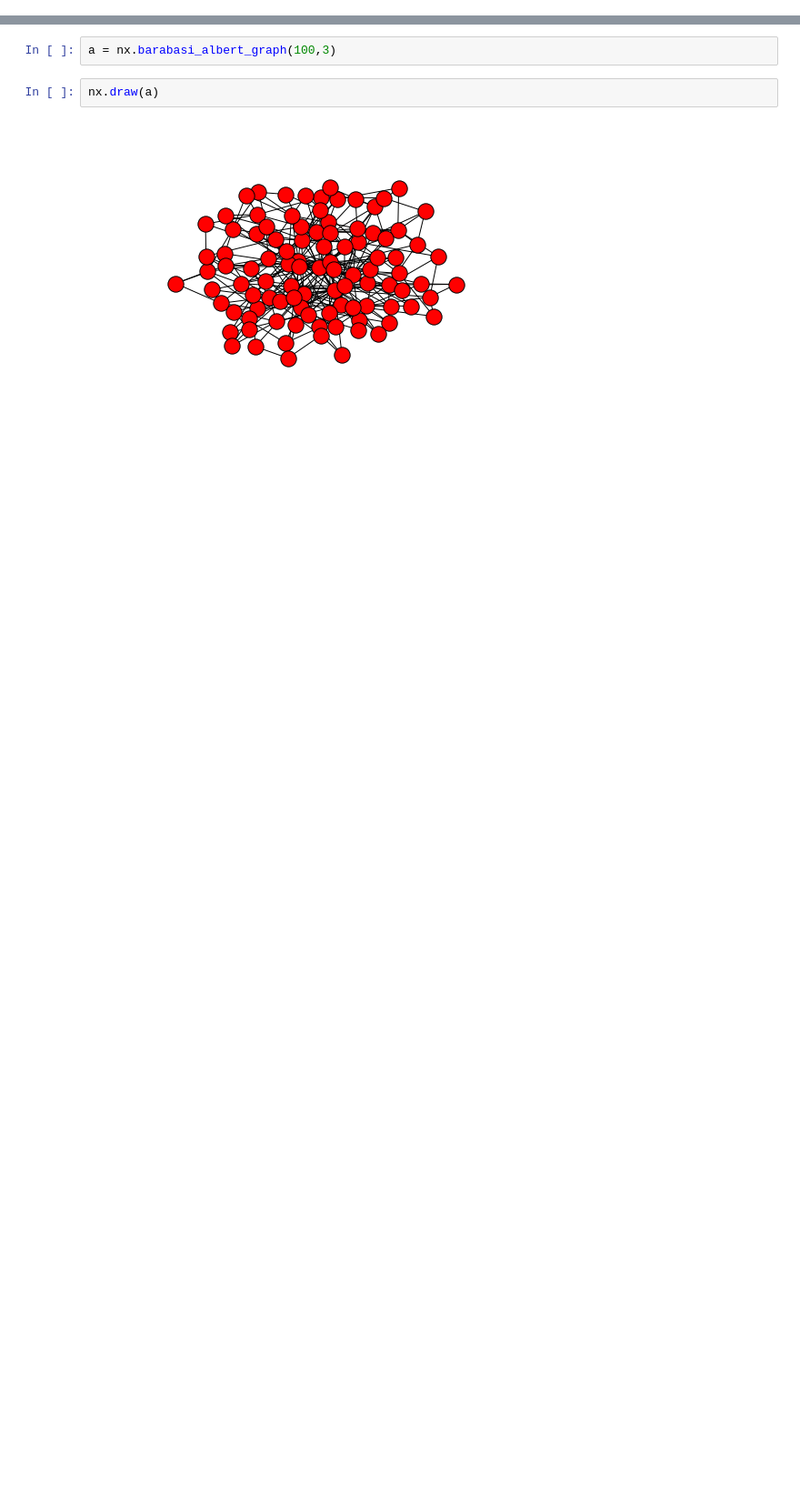
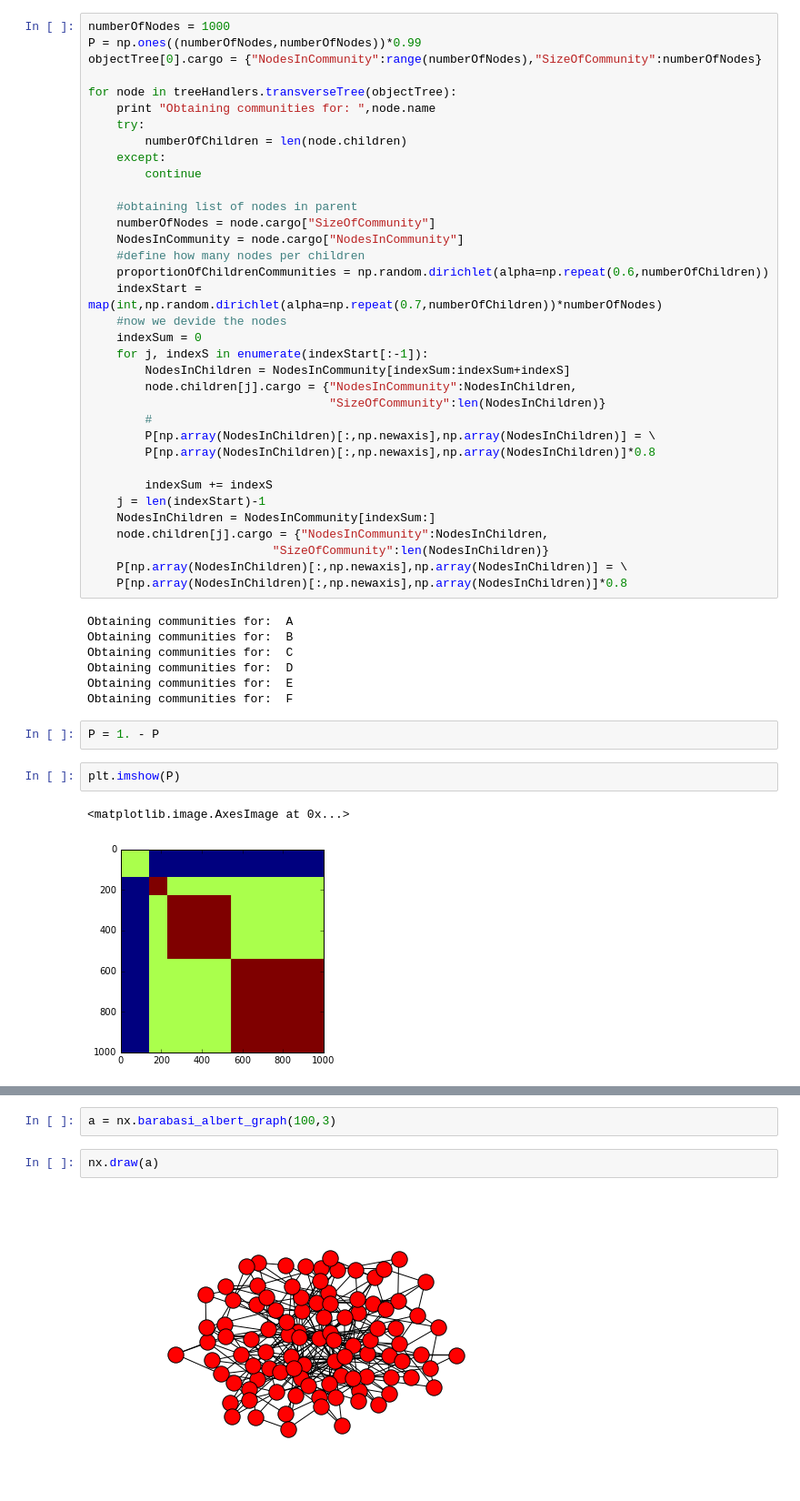
Before and after one commit to ernaneluis/graph-dynamics, a Jupyter notebook: Notebooks/Networks/Communities/HierarchicalGraphs.ipynb, the cells around one changed output, grey strips where cells are left out. Shown at 91% size. Drawn from its saved outputs; the diff is of its cells as text; blank space fills up the shorter version.

```diff
--- a/Notebooks/Networks/Communities/HierarchicalGraphs.ipynb
+++ b/Notebooks/Networks/Communities/HierarchicalGraphs.ipynb
@@ -4,0 +36,49 @@ import networkx as nx
+# %%
+numberOfNodes = 1000
+P = np.ones((numberOfNodes,numberOfNodes))*0.99
+objectTree[0].cargo = {"NodesInCommunity":range(numberOfNodes),"SizeOfCommunity":numberOfNodes}
+
+for node in treeHandlers.transverseTree(objectTree):
+    print "Obtaining communities for: ",node.name
+    try:
+        numberOfChildren = len(node.children)
+    except:
+        continue
+
+    #obtaining list of nodes in parent
+    numberOfNodes = node.cargo["SizeOfCommunity"]
+    NodesInCommunity = node.cargo["NodesInCommunity"]
+    #define how many nodes per children
+    proportionOfChildrenCommunities = np.random.dirichlet(alpha=np.repeat(0.6,numberOfChildren))
+    indexStart = map(int,np.random.dirichlet(alpha=np.repeat(0.7,numberOfChildren))*numberOfNodes)
+    #now we devide the nodes
+    indexSum = 0
+    for j, indexS in enumerate(indexStart[:-1]):
+        NodesInChildren = NodesInCommunity[indexSum:indexSum+indexS]
+        node.children[j].cargo = {"NodesInCommunity":NodesInChildren,
+                                  "SizeOfCommunity":len(NodesInChildren)}
+        #
+        P[np.array(NodesInChildren)[:,np.newaxis],np.array(NodesInChildren)] = \
+        P[np.array(NodesInChildren)[:,np.newaxis],np.array(NodesInChildren)]*0.8
+
+        indexSum += indexS
+    j = len(indexStart)-1
+    NodesInChildren = NodesInCommunity[indexSum:]
+    node.children[j].cargo = {"NodesInCommunity":NodesInChildren,
+                          "SizeOfCommunity":len(NodesInChildren)}
+    P[np.array(NodesInChildren)[:,np.newaxis],np.array(NodesInChildren)] = \
+    P[np.array(NodesInChildren)[:,np.newaxis],np.array(NodesInChildren)]*0.8
+# %% [output]
+Obtaining communities for:  A
+Obtaining communities for:  B
+Obtaining communities for:  C
+Obtaining communities for:  D
+Obtaining communities for:  E
+Obtaining communities for:  F
+# %%
+P = 1. - P
+# %%
+plt.imshow(P)
+# %% [output]
+<matplotlib.image.AxesImage at 0x...>
+[figure, added]
```
Also changed, not shown: parts of 11 cells of this notebook, 7 other files.
